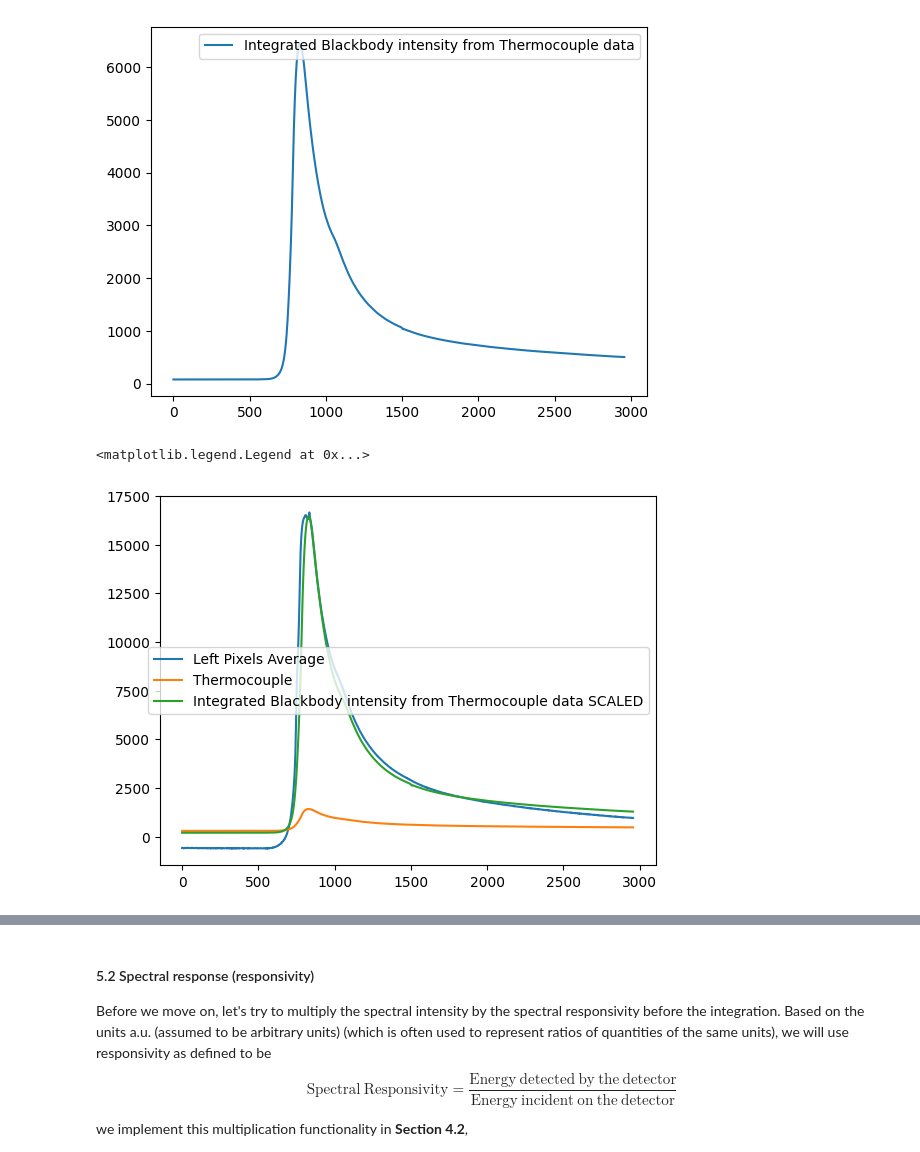
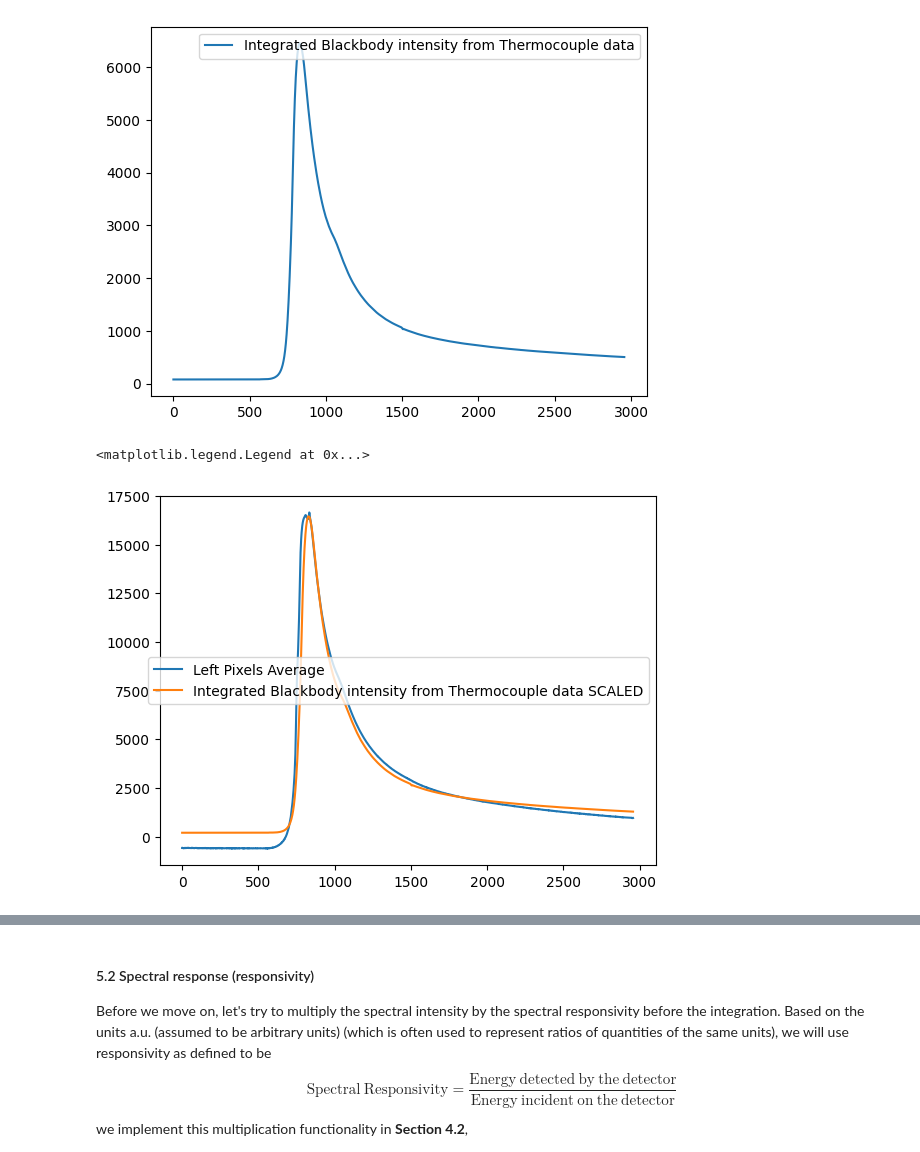
Before and after one commit to KaushalTimilsina/ResearchProject, a Jupyter notebook: Integration.ipynb, the cells around one changed output, grey strips where cells are left out. Drawn from its saved outputs; the diff is of its cells as text; code cells hidden in the pictures.

```diff
--- a/Integration.ipynb
+++ b/Integration.ipynb
@@ -4209,14 +4237,14 @@ Matrix_integrated_non_blackbody_intensity_flattened_scaled = Matrix_integrated_n
 # %%
 # Let's see what the values look like
 plt.plot(np.linspace(0,np.shape(Cam_data_10_cm_min_Left_tc_Left_px_mean_SYNC_TC1_10)[0], np.shape(Cam_data_10_cm_min_Left_tc_Left_px_mean_SYNC_TC1_10)[0]),Cam_data_10_cm_min_Left_tc_Left_px_mean_SYNC_TC1_10, label='Left Pixels Average')
 #plt.plot(np.linspace(0,np.shape(Cam_data_10_cm_min_Left_tc_Right_px_mean_SYNC_TC1_10)[0], np.shape(Cam_data_10_cm_min_Left_tc_Right_px_mean_SYNC_TC1_10)[0]),Cam_data_10_cm_min_Left_tc_Right_px_mean_SYNC_TC1_10, label='Right Pixels Average')
 #plt.plot(np.linspace(0,np.shape(Cam_data_10_cm_min_Left_tc_Below_px_mean_SYNC_TC1_10)[0], np.shape(Cam_data_10_cm_min_Left_tc_Below_px_mean_SYNC_TC1_10)[0]),Cam_data_10_cm_min_Left_tc_Below_px_mean_SYNC_TC1_10, label='Below Pixels Average')
 
-plt.plot(np.linspace(0,np.shape(T_couple1_10_cm_min_SYNC_cam_10LL)[0], np.shape(T_couple1_10_cm_min_SYNC_cam_10LL)[0]),T_couple1_10_cm_min_SYNC_cam_10LL, label='Thermocouple')
+#plt.plot(np.linspace(0,np.shape(T_couple1_10_cm_min_SYNC_cam_10LL)[0], np.shape(T_couple1_10_cm_min_SYNC_cam_10LL)[0]),T_couple1_10_cm_min_SYNC_cam_10LL, label='Thermocouple')
 
 plt.plot(np.linspace(0,np.shape(Matrix_integrated_non_blackbody_intensity_flattened_scaled)[0], np.shape(Matrix_integrated_non_blackbody_intensity_flattened_scaled)[0]),Matrix_integrated_non_blackbody_intensity_flattened_scaled, label='Integrated Blackbody intensity from Thermocouple data SCALED')
 plt.legend(loc='right')
 # %% [output]
 <matplotlib.legend.Legend at 0x...>
-[figure, old version]
+[figure, new version]
 # %%
```
Also changed, not shown: parts of 71 cells of this notebook.
